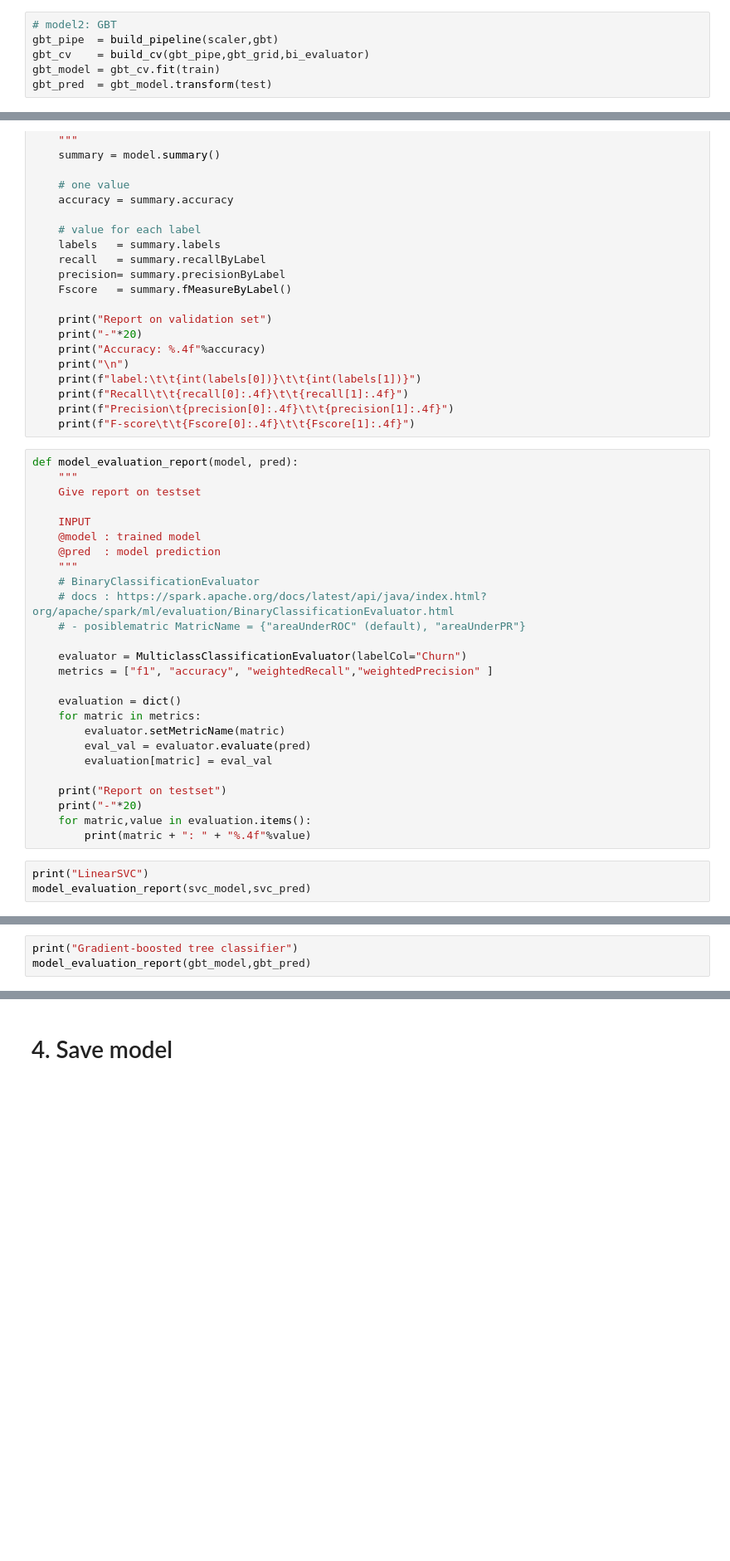
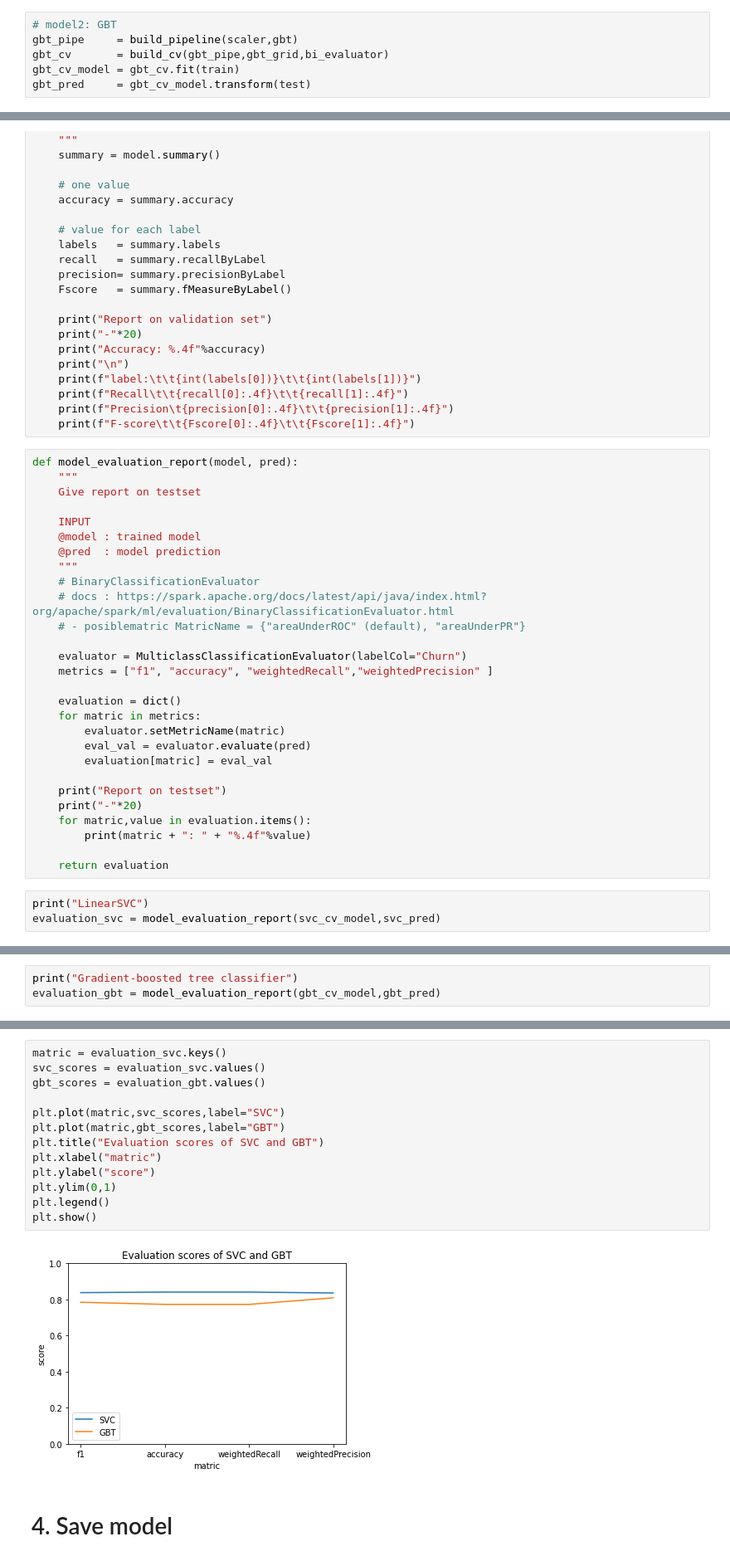
Before and after one commit to petitepepper/Sparkifty_User-Churn-Alert, a Jupyter notebook: 2_Modeling.ipynb, the cells around one changed output, grey strips where cells are left out. Shown at 83% size. Drawn from its saved outputs; the diff is of its cells as text; blank space fills up the shorter version.

Commit message:
[Update]rebuild model with more features

```diff
--- a/2_Modeling.ipynb
+++ b/2_Modeling.ipynb
@@ -182,9 +188,9 @@ svc_pred  = svc_model.transform(test)
 # %%
 # model2: GBT
-gbt_pipe  = build_pipeline(scaler,gbt)
-gbt_cv    = build_cv(gbt_pipe,gbt_grid,bi_evaluator)
-gbt_model = gbt_cv.fit(train)
-gbt_pred  = gbt_model.transform(test)
+gbt_pipe     = build_pipeline(scaler,gbt)
+gbt_cv       = build_cv(gbt_pipe,gbt_grid,bi_evaluator)
+gbt_cv_model = gbt_cv.fit(train)
+gbt_pred     = gbt_cv_model.transform(test)
 # %% [markdown]
 # 3. Evaluation
 # %%
@@ -237,9 +243,11 @@ def model_evaluation_report(model, pred):
     print("-"*20)
     for matric,value in evaluation.items():
         print(matric + ": " + "%.4f"%value)
+
+    return evaluation
 # %%
 print("LinearSVC")
-model_evaluation_report(svc_model,svc_pred)
+evaluation_svc = model_evaluation_report(svc_cv_model,svc_pred)
 # %% [output]
 LinearSVC
 Report on testset
@@ -251,6 +259,6 @@ weightedPrecision: 0.8074
 # %%
 print("Gradient-boosted tree classifier")
-model_evaluation_report(gbt_model,gbt_pred)
+evaluation_gbt = model_evaluation_report(gbt_cv_model,gbt_pred)
 # %% [output]
 Gradient-boosted tree classifier
 Report on testset
@@ -262,3 +270,18 @@ weightedPrecision: 0.7571
+# %%
+matric = evaluation_svc.keys()
+svc_scores = evaluation_svc.values()
+gbt_scores = evaluation_gbt.values()
+
+plt.plot(matric,svc_scores,label="SVC")
+plt.plot(matric,gbt_scores,label="GBT")
+plt.title("Evaluation scores of SVC and GBT")
+plt.xlabel("matric")
+plt.ylabel("score")
+plt.ylim(0,1)
+plt.legend()
+plt.show()
+# %% [output]
+[figure, added]
 # %% [markdown]
 # 4. Save model
 # %%
```
Also changed, not shown: parts of 11 cells of this notebook, 21 other files.
